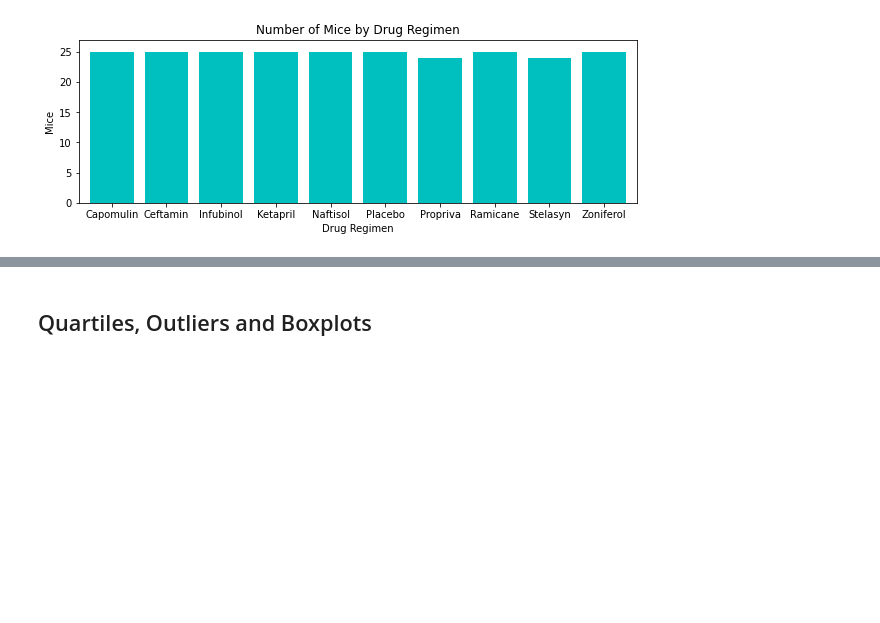
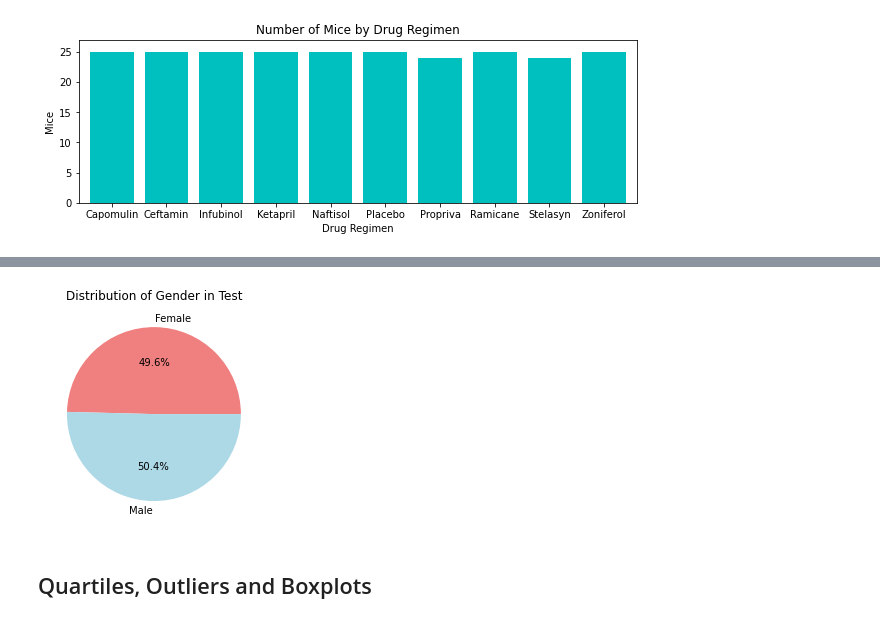
Before and after one commit to JoeKell/PharmaceuticalDataPlots, a Jupyter notebook: Pymaceuticals/pymaceuticals_final.ipynb, the cells around one changed output, grey strips where cells are left out. Cells and saved outputs as stored; diff of their text form; code cells hidden in the pictures; blank space fills up the shorter version.

```diff
--- a/Pymaceuticals/pymaceuticals_final.ipynb
+++ b/Pymaceuticals/pymaceuticals_final.ipynb
@@ -168,3 +166,15 @@ mouse_metadata_clean.groupby(["Sex"])["Mouse ID"].count().plot.pie(title="Distri
+# %%
+# Generate a pie plot showing the distribution of female versus male mice using pyplot
+piePlot=mouse_metadata_clean.groupby(["Sex"])["Mouse ID"].count().reset_index(name="Count of Mouse ID")
+labs = piePlot["Sex"]
+Count = piePlot["Count of Mouse ID"]
+colors = ["lightcoral","lightblue"]
+plt.pie(Count, labels=labs, colors=colors,autopct="%1.1f%%")
+plt.title("Distribution of Gender in Test")
+
+plt.show()
+# %% [output]
+[figure, added]
 # %% [markdown]
 ## Quartiles, Outliers and Boxplots
 # %%
```
Also changed, not shown: parts of 2 cells of this notebook.
